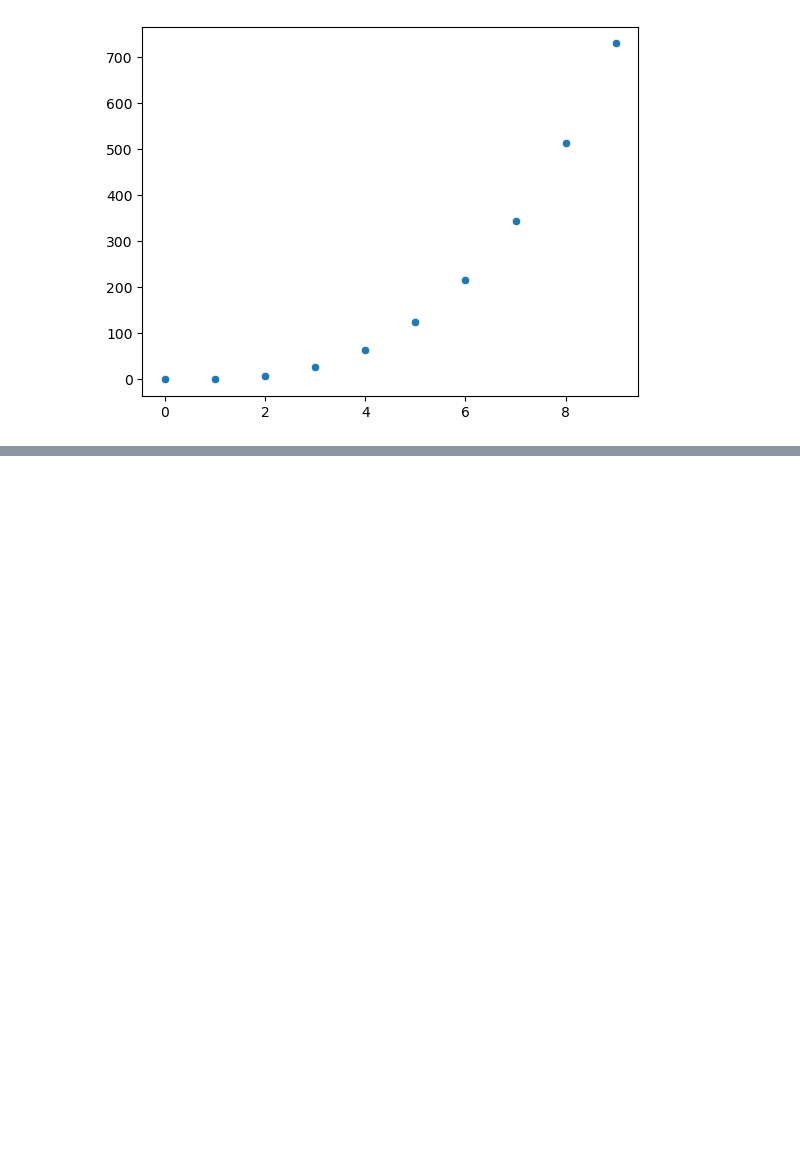
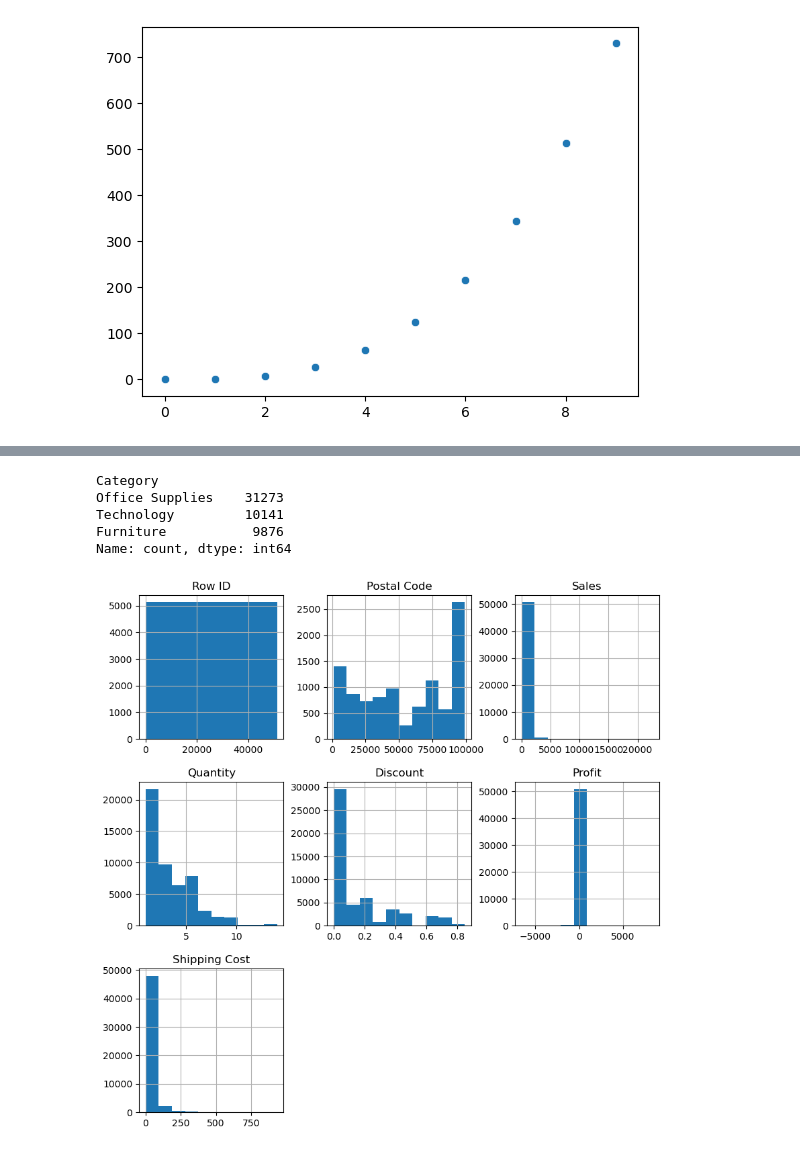
Before and after one commit to ApollonGT/mc-2023-moukrioti, a Jupyter notebook: experiments.ipynb, the cells around one changed output, grey strips where cells are left out. Drawn from its saved outputs; the diff is of its cells as text; code cells hidden in the pictures; blank space fills up the shorter version.

```diff
--- a/experiments.ipynb
+++ b/experiments.ipynb
@@ -17,0 +85,5 @@ print(x)
+# %%
+import pandas as pd
+
+csv_file_path =r'C:/Users/ελισαβετ/Documents/thesis/mc-2023-moukrioti/Global_Superstore2.csv'
+df=pd.read_csv(csv_file_path, encoding='latin-1')
@@ -17,0 +133,8 @@ print(x)
+# %%
+df['Category'].value_counts()
+# %% [output]
+Category
+Office Supplies    31273
+Technology         10141
+Furniture           9876
+Name: count, dtype: int64
@@ -17,0 +144,7 @@ print(x)
+# %%
+#Histogram for numerical columns
+
+df.hist(figsize=(10, 10))
+plt.show()
+# %% [output]
+[figure, added]
```
Also changed, not shown: parts of 63 cells of this notebook.
